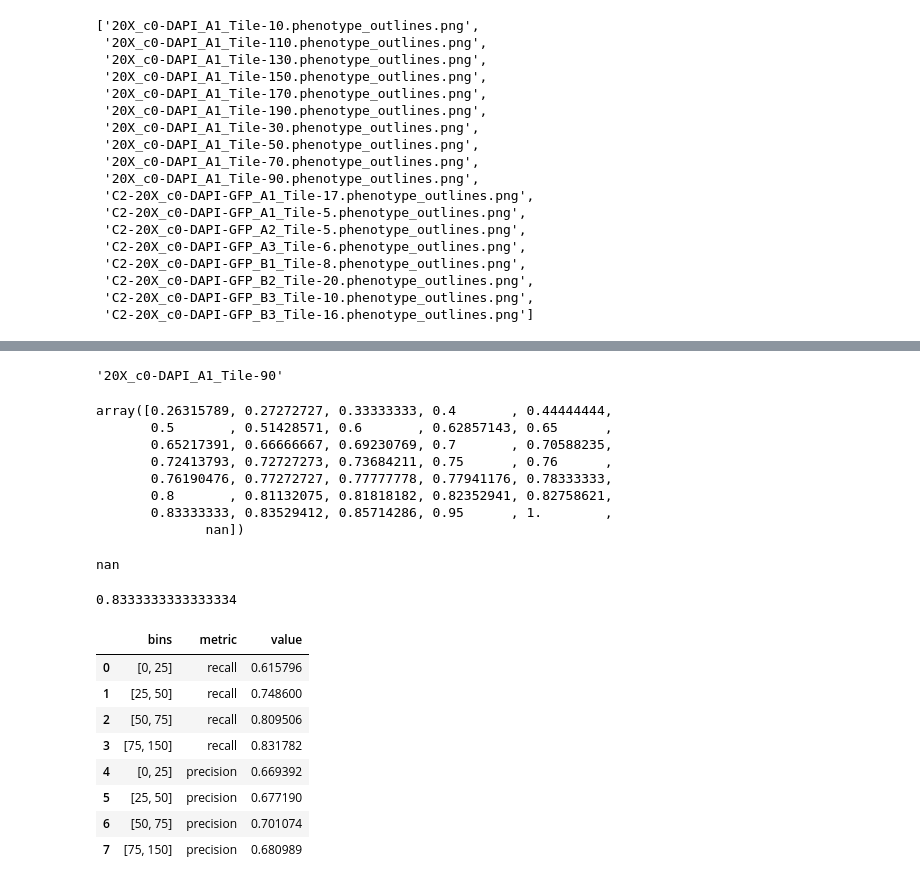
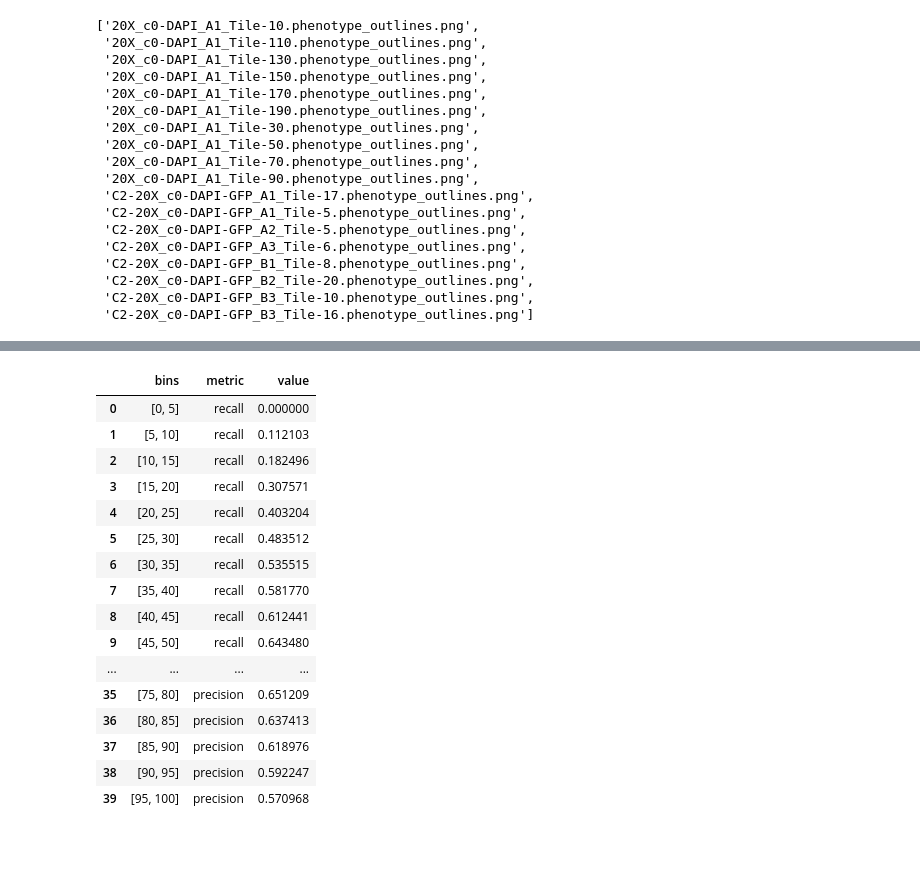
Before and after one commit to CaicedoLab/micronuclei-detection, a Jupyter notebook: notebooks/eval-binsize-effect.ipynb, the cells around one changed output, grey strips where cells are left out. Drawn from its saved outputs; the diff is of its cells as text; code cells hidden in the pictures; blank space fills up the shorter version.

```diff
--- a/notebooks/eval-binsize-effect.ipynb
+++ b/notebooks/eval-binsize-effect.ipynb
@@ -170,38 +251,20 @@ Bin Size: [75, 150]
-# %%
-imid
-# %% [output]
-'20X_c0-DAPI_A1_Tile-90'
-# %%
-np.unique(precision)
-# %% [output]
-array([0.26315789, 0.27272727, 0.33333333, 0.4       , 0.44444444,
-       0.5       , 0.51428571, 0.6       , 0.62857143, 0.65      ,
-       0.65217391, 0.66666667, 0.69230769, 0.7       , 0.70588235,
-       0.72413793, 0.72727273, 0.73684211, 0.75      , 0.76      ,
-       0.76190476, 0.77272727, 0.77777778, 0.77941176, 0.78333333,
-       0.8       , 0.81132075, 0.81818182, 0.82352941, 0.82758621,
-       0.83333333, 0.83529412, 0.85714286, 0.95      , 1.        ,
-              nan])
-# %%
-np.mean(precision)
-# %% [output]
-nan
-# %%
-bounds = [75,150]
-bin_matches = matches[:, (matches[-1, :] > bounds[0]) & (matches[-1, :] < bounds[1])]
-f1, prec, rec, TP, FP, FN = measures_at(0.1, bin_matches[:-1,:])
-print(prec)
-# %% [output]
-0.8333333333333334
-# %%
-df_pilot
-# %% [output]
-|  | bins | metric | value |
-| 0 | [0, 25] | recall | 0.615796 |
-| 1 | [25, 50] | recall | 0.748600 |
-| 2 | [50, 75] | recall | 0.809506 |
-| 3 | [75, 150] | recall | 0.831782 |
-| 4 | [0, 25] | precision | 0.669392 |
-| 5 | [25, 50] | precision | 0.677190 |
-| 6 | [50, 75] | precision | 0.701074 |
-| 7 | [75, 150] | precision | 0.680989 |
+# %%
+df
+# %% [output]
+|  | bins | metric | value |
+| 0 | [0, 5] | recall | 0.000000 |
+| 1 | [5, 10] | recall | 0.112103 |
+| 2 | [10, 15] | recall | 0.182496 |
+| 3 | [15, 20] | recall | 0.307571 |
+| 4 | [20, 25] | recall | 0.403204 |
+| 5 | [25, 30] | recall | 0.483512 |
+| 6 | [30, 35] | recall | 0.535515 |
+| 7 | [35, 40] | recall | 0.581770 |
+| 8 | [40, 45] | recall | 0.612441 |
+| 9 | [45, 50] | recall | 0.643480 |
+| ... | ... | ... | ... |
+| 35 | [75, 80] | precision | 0.651209 |
+| 36 | [80, 85] | precision | 0.637413 |
+| 37 | [85, 90] | precision | 0.618976 |
+| 38 | [90, 95] | precision | 0.592247 |
+| 39 | [95, 100] | precision | 0.570968 |
```
Also changed, not shown: parts of 17 cells of this notebook.
